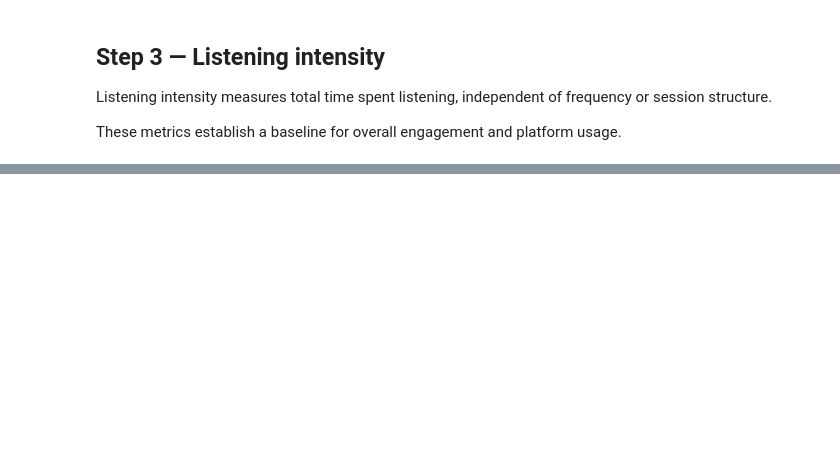
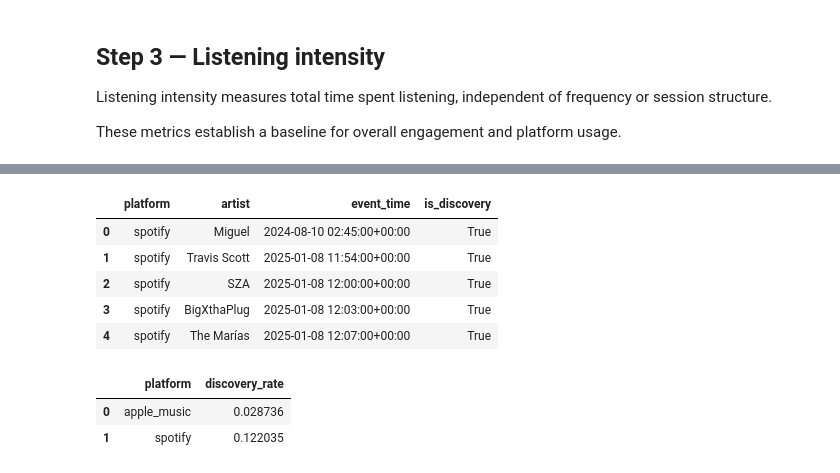
Before and after one commit to nathanho27/MusicPlatformInsights, a Jupyter notebook: notebooks/EngagementKPIs.ipynb, the cells around one changed output, grey strips where cells are left out. Drawn from its saved outputs; the diff is of its cells as text; code cells hidden in the pictures; blank space fills up the shorter version.

```diff
--- a/notebooks/EngagementKPIs.ipynb
+++ b/notebooks/EngagementKPIs.ipynb
@@ -101,0 +303,36 @@ ListeningByPlatform.head()
+# %%
+# Sort events chronologically so first listens are identifiable
+Events = Events.sort_values("event_time")
+
+# Identify the first time each artist appears per platform
+Events["first_artist_listen"] = (
+    Events
+    .groupby(["platform", "artist"])["event_time"]
+    .transform("min")
+)
+
+# Flag discovery events
+Events["is_discovery"] = Events["event_time"] == Events["first_artist_listen"]
+
+Events[["platform", "artist", "event_time", "is_discovery"]].head()
+# %% [output]
+|  | platform | artist | event_time | is_discovery |
+| 0 | spotify | Miguel | 2024-08-10 02:45:00+00:00 | True |
+| 1 | spotify | Travis Scott | 2025-01-08 11:54:00+00:00 | True |
+| 2 | spotify | SZA | 2025-01-08 12:00:00+00:00 | True |
+| 3 | spotify | BigXthaPlug | 2025-01-08 12:03:00+00:00 | True |
+| 4 | spotify | The Marías | 2025-01-08 12:07:00+00:00 | True |
+# %%
+# Compute discovery rate per platform
+DiscoveryRates = (
+    Events
+    .groupby("platform", as_index=False)["is_discovery"]
+    .mean()
+    .rename(columns={"is_discovery": "discovery_rate"})
+)
+
+DiscoveryRates
+# %% [output]
+|  | platform | discovery_rate |
+| 0 | apple_music | 0.028736 |
+| 1 | spotify | 0.122035 |
```
Also changed, not shown: parts of 15 cells of this notebook.
